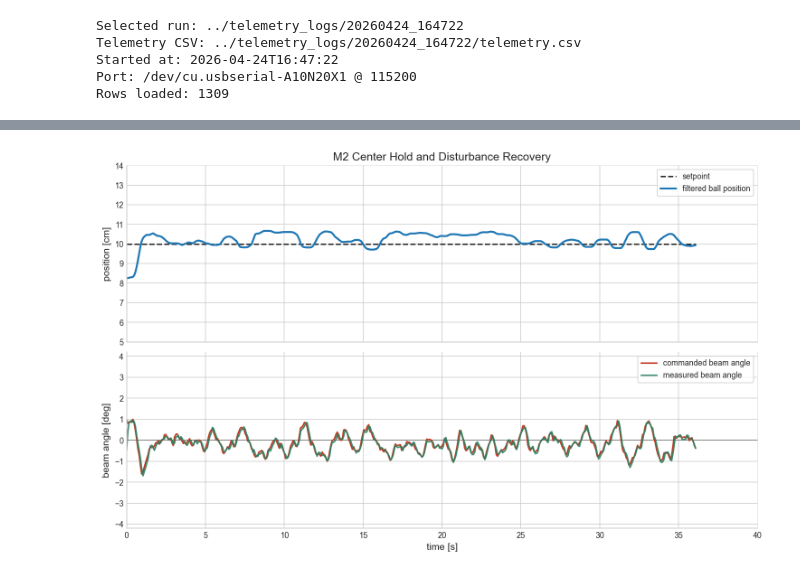
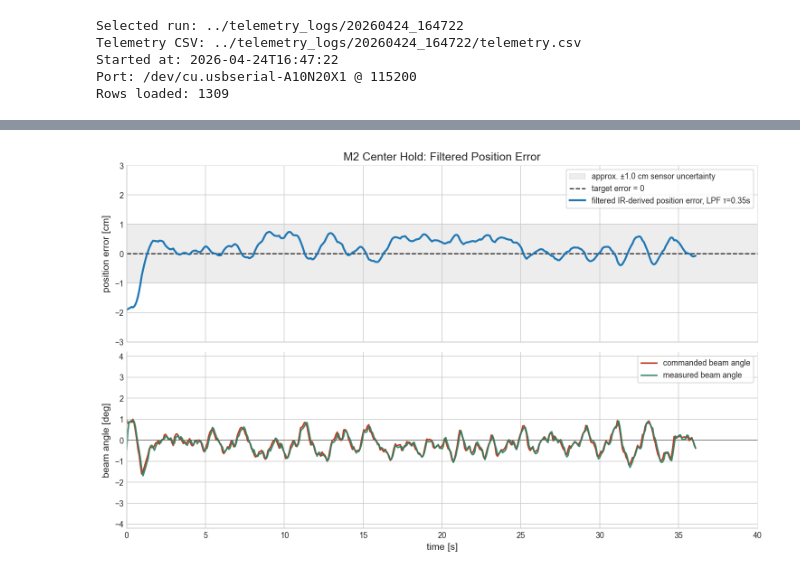
Before and after one commit to Piyushiitk24/ball-beam, a Jupyter notebook: notebooks/ball_beam_plots_clean.ipynb, the cells around one changed output, grey strips where cells are left out. Saved outputs shown, nothing was run; the diff lists cells and outputs as text; code cells hidden in the pictures.

```diff
--- a/notebooks/ball_beam_plots_clean.ipynb
+++ b/notebooks/ball_beam_plots_clean.ipynb
@@ -38,19 +38,32 @@ REQUIRED_COLUMNS = [
     "mode",
     "driver",
     "d_valid",
+    "d_raw",
     "d_filt",
     "setp",
     "x",
+    "x_hat",
+    "v_hat",
+    "xi",
     "theta_cmd",
     "theta_rel_meas",
 ]
 
 POSITION_YLIM = (5.0, 14.0)
+ERROR_YLIM = (-3.0, 3.0)
 ANGLE_YLIM = (-4.2, 4.2)
+
+# Measurement / presentation assumptions
+SENSOR_UNCERTAINTY_CM = 1.0
+BALL_DIAMETER_CM = 4.0
+
+SETTLE_IGNORE_S = 3.0
+PLOT_LPF_TAU_S = 0.35
+
 DISTURBANCE_THRESHOLD_CM = 1.0
 DISTURBANCE_IGNORE_S = 3.0
 DISTURBANCE_SUSTAINED_SAMPLES = 3
-DISPLAY_SMOOTH_WINDOW = 13
+
 SETPOINT_CHANGE_EPS_CM = 0.05
 EXPECTED_STAIRCASE_CM = np.array([12.50, 10.00, 7.50])
 
@@ -58,6 +71,8 @@ POSITION_COLOR = "#1f77b4"
 SETPOINT_COLOR = "#222222"
 COMMAND_COLOR = "#c23b22"
 MEASURED_ANGLE_COLOR = "#2a7f62"
+RAW_SENSOR_COLOR = "#888888"
+UNCERTAINTY_COLOR = "#cccccc"
 # %%
 if "LOG_ROOT" not in globals():
     LOG_ROOT = Path("../telemetry_logs")
@@ -70,9 +85,13 @@ if "REQUIRED_COLUMNS" not in globals():
         "mode",
         "driver",
         "d_valid",
+        "d_raw",
         "d_filt",
         "setp",
         "x",
+        "x_hat",
+        "v_hat",
+        "xi",
         "theta_cmd",
         "theta_rel_meas",
     ]
@@ -96,6 +115,7 @@ def latest_telemetry_csv(log_root: Path) -> Path:
         for csv_path in log_root.glob("*/telemetry.csv")
         if has_required_columns(csv_path)
     ]
+
     if not candidates:
         raise FileNotFoundError(f"No valid telemetry.csv found under {log_root.resolve()}")
 
@@ -297,28 +468,35 @@ segment_id
 # %%
 plt.close("all")
 
 center = segment_frame(closed_loop, 0)
 disturbance_s = detect_disturbance(center)
 
 fig, axes = plt.subplots(2, 1, sharex=True, figsize=(10.5, 6.4), constrained_layout=True)
-draw_position_axis(axes[0], center, "M2 Center Hold and Disturbance Recovery")
+
+draw_error_axis(
+    axes[0],
+    center,
+    "M2 Center Hold: Filtered Position Error"
+)
 draw_angle_axis(axes[1], center)
 
 if disturbance_s is not None:
     for axis in axes:
         axis.axvline(
             disturbance_s,
             color="0.25",
             linestyle=":",
             linewidth=1.2,
             label="detected disturbance",
         )
+
     for axis in axes:
         handles, labels = axis.get_legend_handles_labels()
         unique = dict(zip(labels, handles))
         axis.legend(unique.values(), unique.keys(), loc="best", frameon=True)
 
 axes[1].set_xlim(0.0, rounded_time_limit(float(center["t_plot"].iloc[-1])))
+
 plt.show()
 # %% [output]
-[figure, old version]
+[figure, new version]
```
Also changed, not shown: parts of 6 cells of this notebook, 1 other file.
